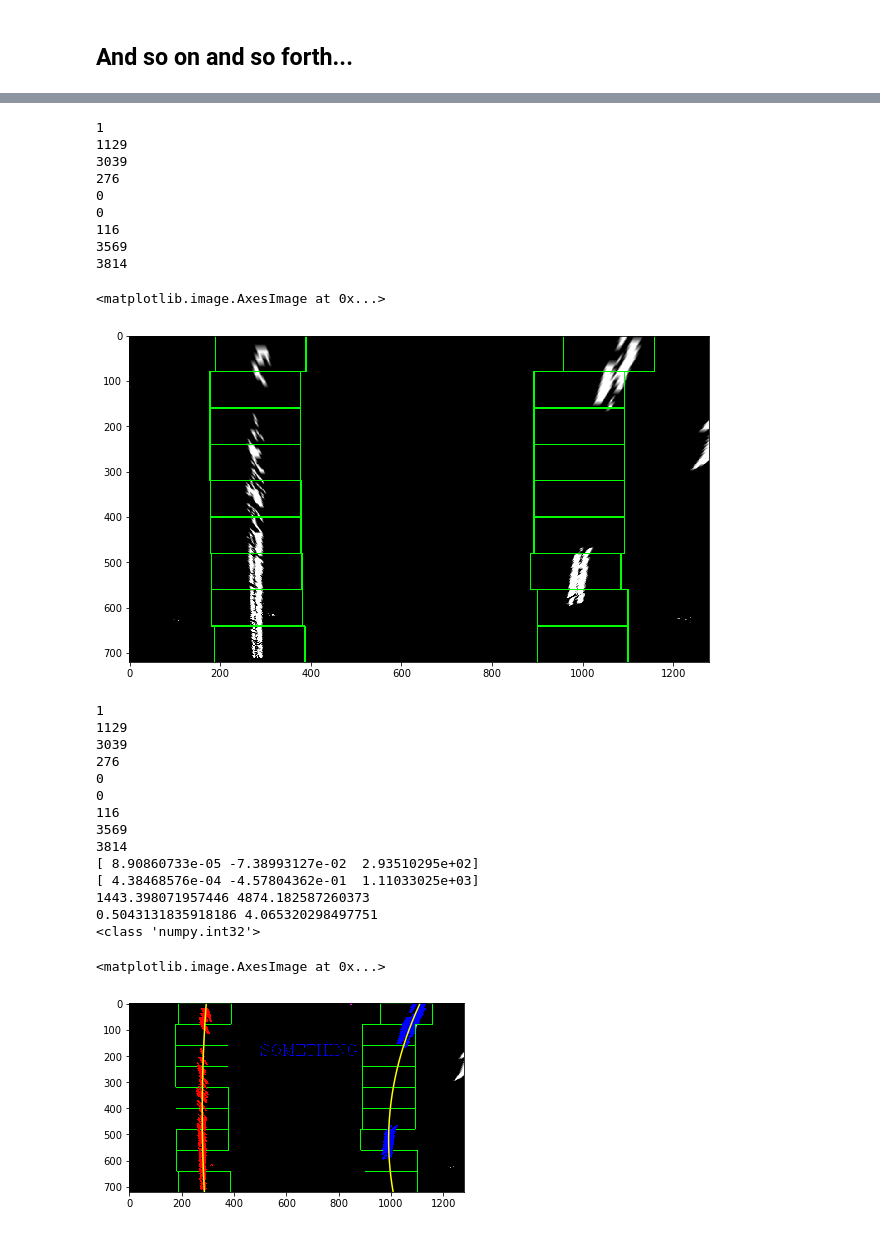
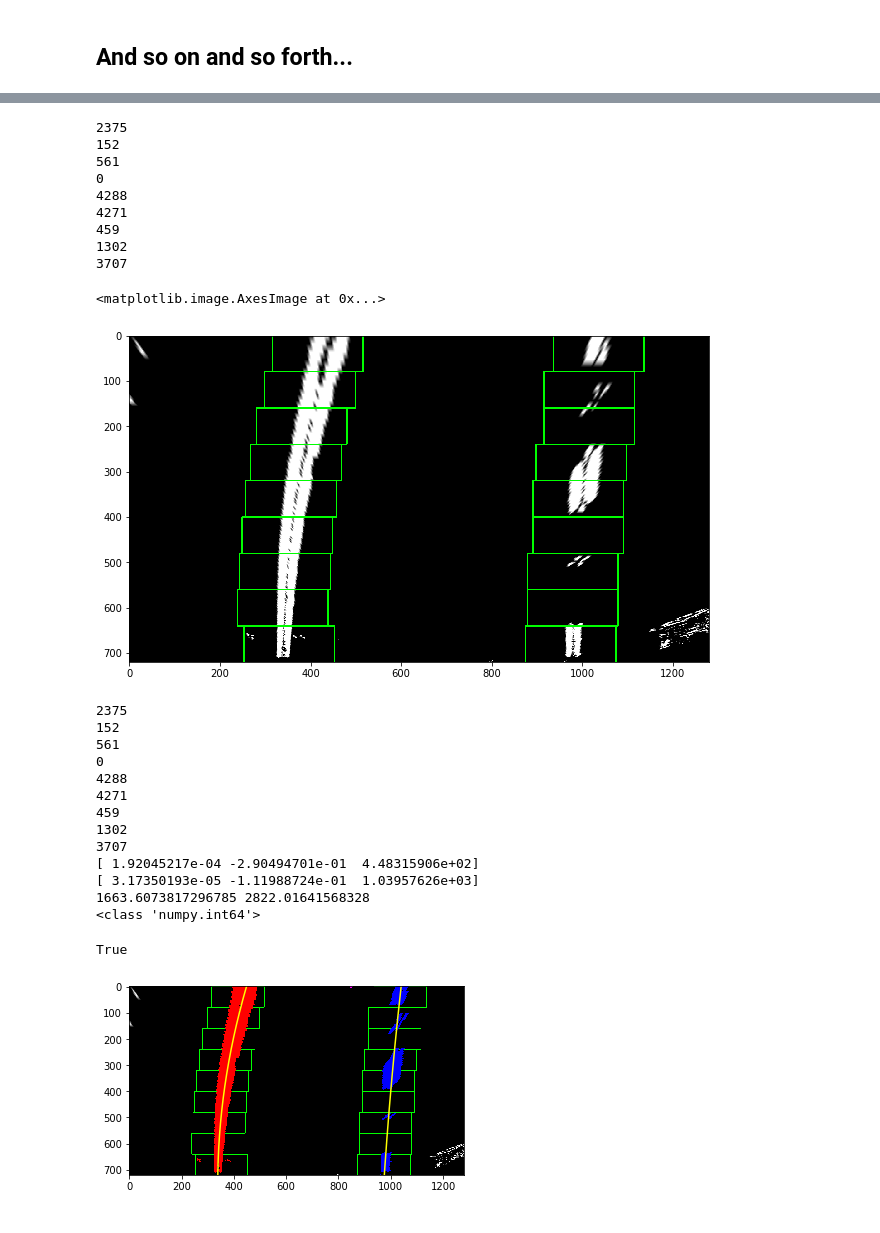
Before and after one commit to artongdou/CarND-Advanced-Lane-Lines, a Jupyter notebook: adv_lane_finding.ipynb, the cells around one changed output, grey strips where cells are left out. Drawn from its saved outputs; the diff is of its cells as text; code cells hidden in the pictures.

```diff
--- a/adv_lane_finding.ipynb
+++ b/adv_lane_finding.ipynb
@@ -112,8 +112,9 @@ def hls_select(img, thresh=(0,255)):
     s, bin_img = hls_select_with_s(img, thresh)
     return bin_img
 
-img = cv2.imread('./data/frame1019.jpg')
-# img = cv2.imread('./test_images/straight_lines1.jpg')
+# img = cv2.imread('./data/frame700.jpg')
+img = cv2.imread('./test_images/straight_lines2.jpg')
+# img = cv2.imread('./test_images/straight_lines2.jpg')
 dst = cv2.undistort(img, mtx, dist, None, None)
 
 s, bin_img = hls_select_with_s(img, (120,255))
@@ -332,17 +337,17 @@ leftx, lefty, rightx, righty, out_img = find_lane_pixels(warped)
 fig, ax = plt.subplots(figsize=(12, 6))
 ax.imshow(out_img)
 # %% [output]
-1
-1129
-3039
-276
+2375
+152
+561
 0
-0
-116
-3569
-3814
+4288
+4271
+459
+1302
+3707
 <matplotlib.image.AxesImage at 0x...>
-[figure, old version]
+[figure, new version]
 # %%
 def measure_curvature_real(left_fit_cr, right_fit_cr, ploty):
     """
@@ -379,51 +384,51 @@ def fit_polynomial(binary_warped):
     # Generate x and y values for plotting
     ploty = np.linspace(0, binary_warped.shape[0]-1, binary_warped.shape[0] )
 
     left_fitx = left_fit[0]*ploty**2 + left_fit[1]*ploty + left_fit[2]
     right_fitx = right_fit[0]*ploty**2 + right_fit[1]*ploty + right_fit[2]
 
     left_curverad, right_curverad = measure_curvature_real(left_fit, right_fit, ploty)
     print(left_curverad, right_curverad)
     # print(left_curverad, right_curverad)
-    check_parallel(left_fit, right_fit, ploty)
+    # check_parallel(left_fit, right_fit, ploty)
     ## Visualization ##
     # Colors in the left and right lane regions
     out_img[lefty, leftx] = [255, 0, 0]
     out_img[righty, rightx] = [0, 0, 255]
 
     # Plots the left and right polynomials on the lane lines
     # cv2.polylines(out_img, np.vstack((left_fitx, ploty)).T.astype("uint32"), False, color=[255, 0, 255])
     # cv2.polylines(out_img, np.vstack((right_fitx, ploty)).T.astype("uint32"), False, color=[255, 0, 255])
     plt.plot(left_fitx, ploty, color='yellow')
     plt.plot(right_fitx, ploty, color='yellow')
     cv2.polylines(out_img, np.array([[[847,0],[848,1],[848,2]]]), isClosed=False, color=[255,0,255], thickness=10)
     print(type(np.array([[[847,0],[848,1],[848,2]]])[0][0][0]))
 
     return out_img
 
 out_img = fit_polynomial(warped)
-text = 'SOMETHING'
-cv2.putText(out_img, text, (500, 200), cv2.FONT_HERSHEY_COMPLEX, 2, [0,0,255])
+# text = 'SOMETHING'
+# cv2.putText(out_img, text, (500, 200), cv2.FONT_HERSHEY_COMPLEX, 2, [0,0,255])
 plt.imshow(out_img)
+cv2.imwrite('writeup_imgs/fit_poly.jpg',out_img)
 # fig, ax = plt.subplots(figsize=(12, 6))
 # ax.imshow(out_img)
 # %% [output]
-1
-1129
-3039
-276
+2375
+152
+561
 0
-0
-116
-3569
-3814
-[ 8.90860733e-05 -7.38993127e-02  2.93510295e+02]
-[ 4.38468576e-04 -4.57804362e-01  1.11033025e+03]
-1443.398071957446 4874.182587260373
-0.5043131835918186 4.065320298497751
-<class 'numpy.int32'>
+4288
+4271
+459
+1302
+3707
+[ 1.92045217e-04 -2.90494701e-01  4.48315906e+02]
+[ 3.17350193e-05 -1.11988724e-01  1.03957626e+03]
+1663.6073817296785 2822.01641568328
+<class 'numpy.int64'>
-<matplotlib.image.AxesImage at 0x...>
+True
-[figure, old version]
+[figure, new version]
 # %%
 def check_parallel(left_fit, right_fit, ploty):
     xm_per_pix = 3.7/700 # meters per pixel in x dimension\
```
Also changed, not shown: parts of 12 cells of this notebook, 9 other files.
